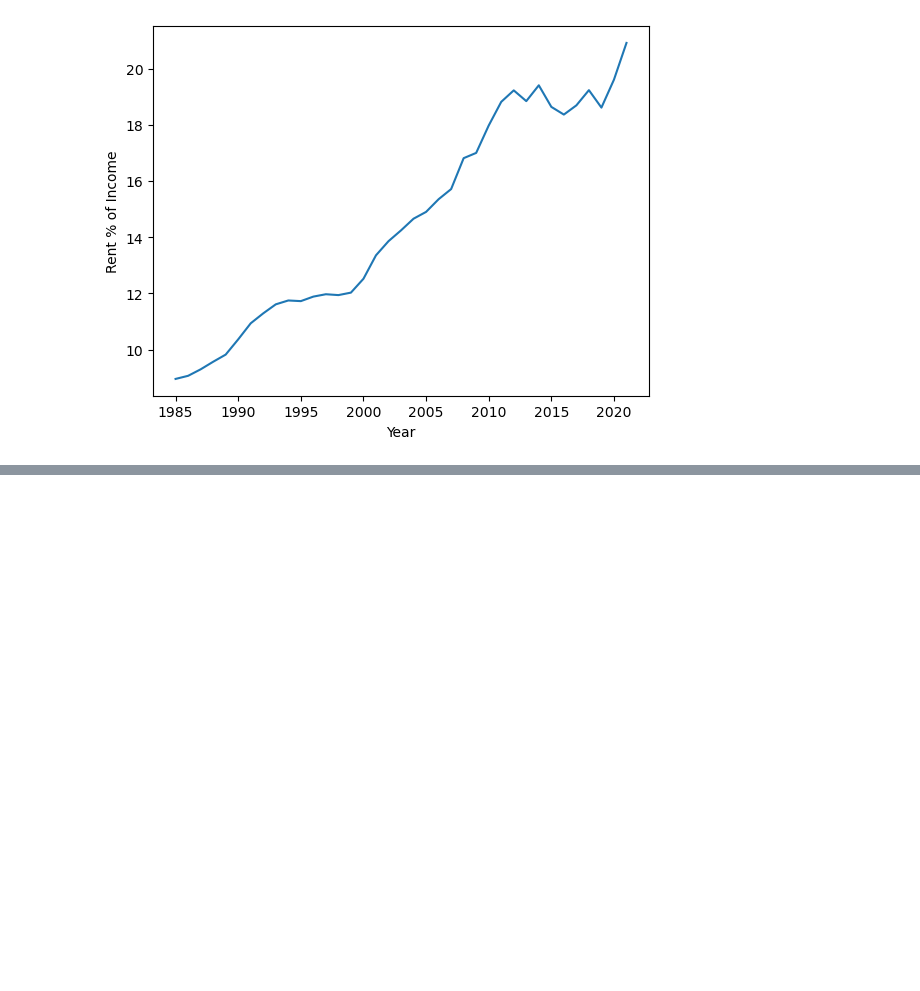
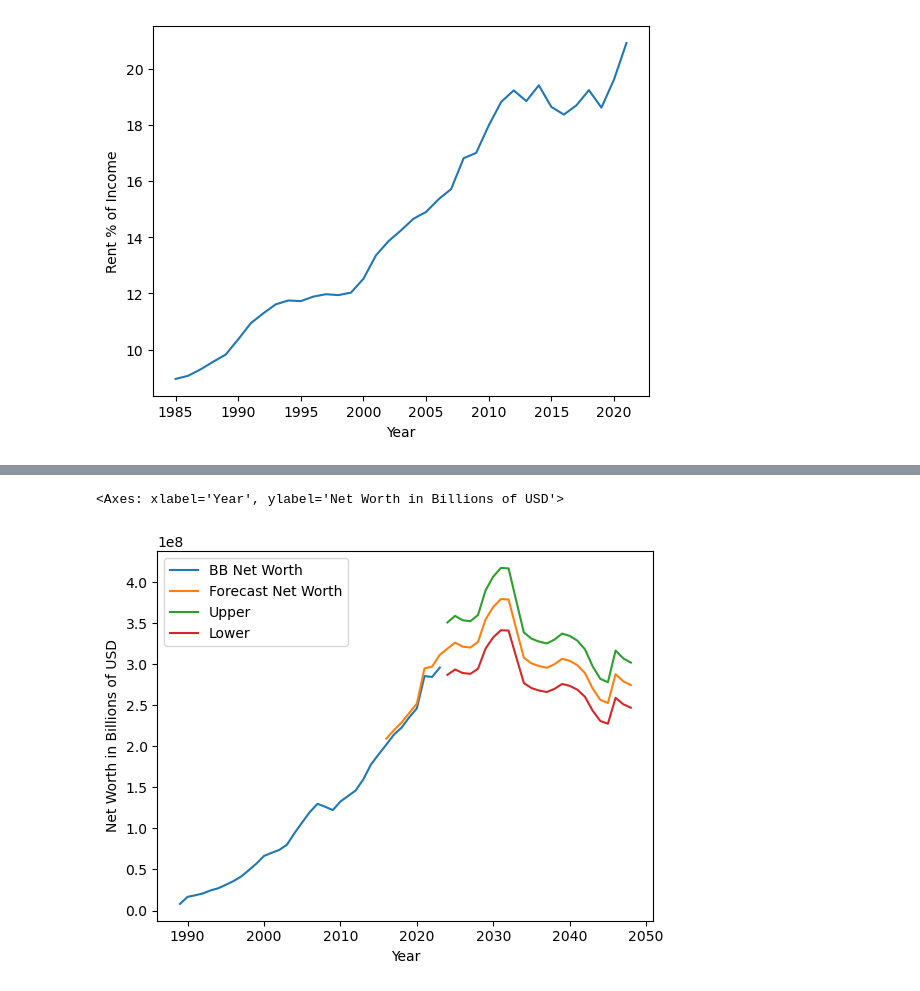
Before and after one commit to JCamp-12/AI-Project-1, a Jupyter notebook: JNS_Generation_research.ipynb, the cells around one changed output, grey strips where cells are left out. Cells and saved outputs as stored; diff of their text form; code cells hidden in the pictures; blank space fills up the shorter version.

Commit message:
Adding BB forecast data and plot

```diff
--- a/JNS_Generation_research.ipynb
+++ b/JNS_Generation_research.ipynb
@@ -300,3 +300,8 @@ rent_income_df["Rent percent"].plot(ylabel='Rent % of Income')
 # %% [output]
 <Axes: xlabel='Year', ylabel='Rent % of Income'>
 [figure]
+# %%
+#Bring in Boomer Net Worth Forecast file
+BB_Forecast_df = pd.read_csv("./Resources-jns/BB_Forecast_Net_Worth.csv")
+BB_Forecast_df.set_index('Year', inplace=True)
+BB_Forecast_df.head()
@@ -302,0 +316,4 @@ rent_income_df["Rent percent"].plot(ylabel='Rent % of Income')
+# %%
+# Limite the Boomer forecast data frame to just those items to be included in the chart
+BB = BB_Forecast_df[['BB Net Worth', 'Forecast Net Worth', 'Upper', 'Lower']]
+BB.head()
@@ -302,0 +328,6 @@ rent_income_df["Rent percent"].plot(ylabel='Rent % of Income')
+# %%
+#Plot the Boomer Forecast
+BB.plot(ylabel='Net Worth in Billions of USD')
+# %% [output]
+<Axes: xlabel='Year', ylabel='Net Worth in Billions of USD'>
+[figure, added]
```
Also changed, not shown: parts of 3 cells of this notebook.
